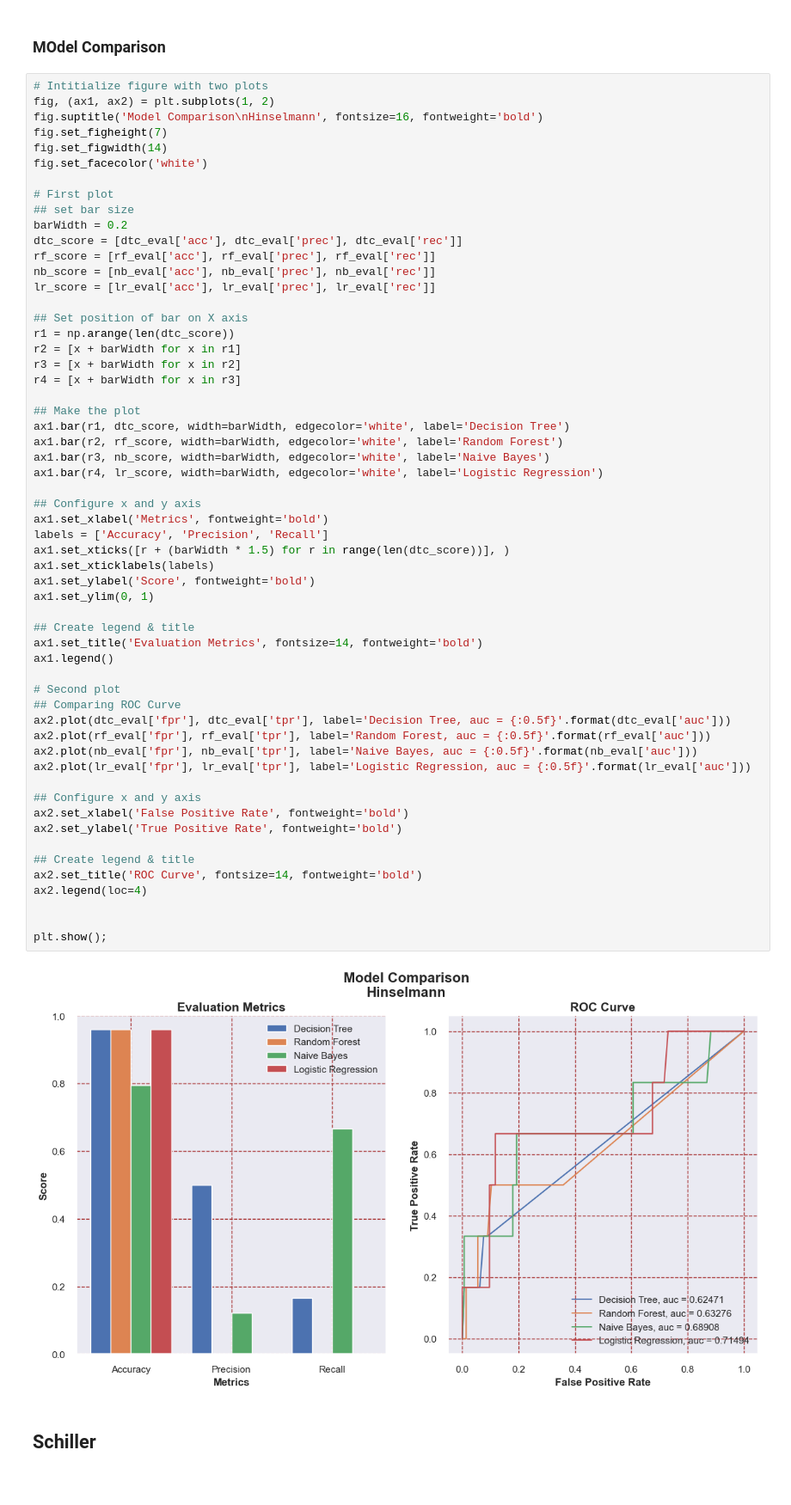
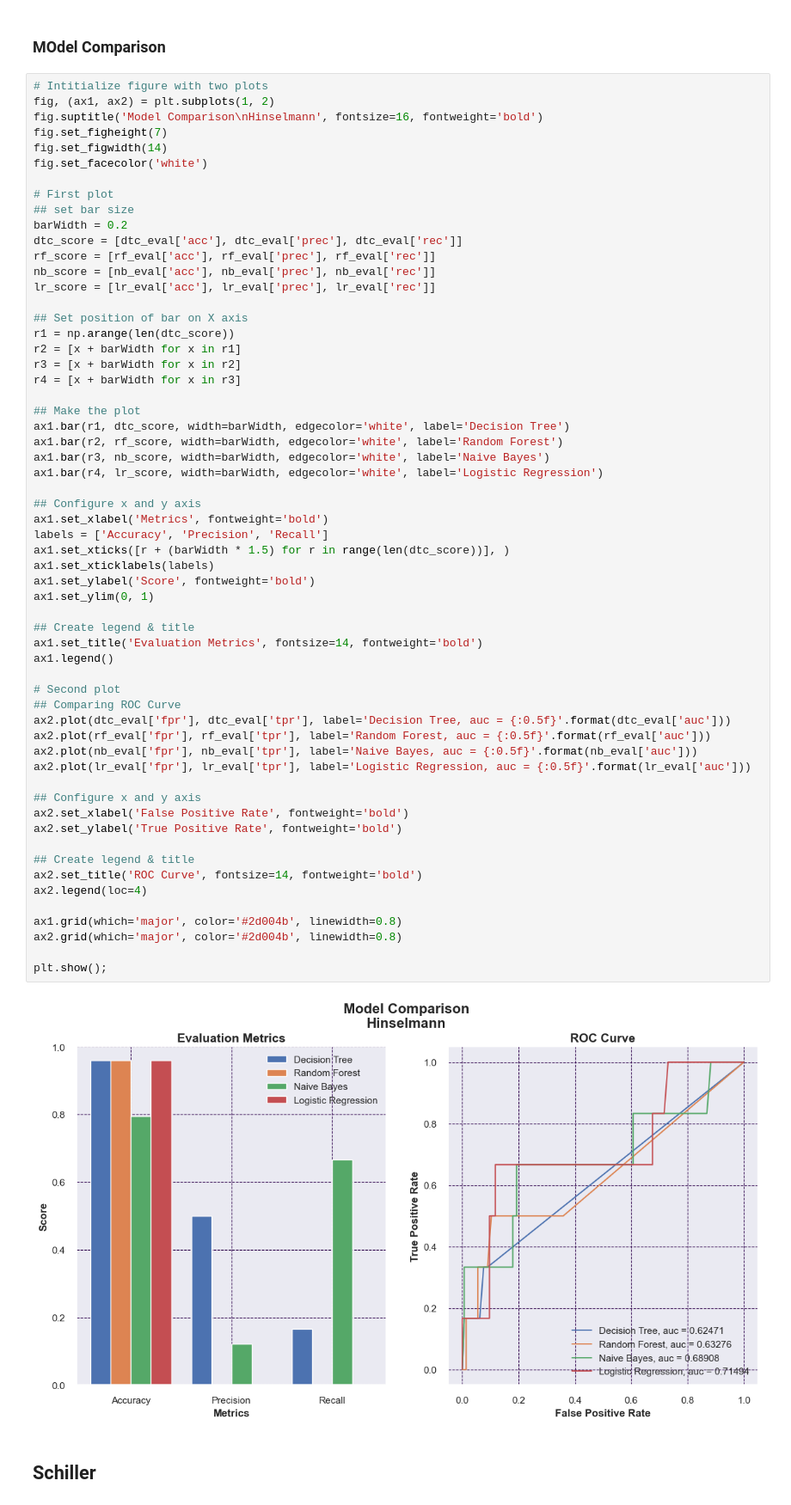
Before and after one commit to sankhadeepriju/Cervical-Cancer-Risk-Factors, a Jupyter notebook: cervical_cancer♥.ipynb, the cells around one changed output. Shown at 86% size. Saved outputs shown, nothing was run; the diff lists cells and outputs as text.

```diff
--- a/cervical_cancer♥.ipynb
+++ b/cervical_cancer♥.ipynb
@@ -1094,34 +1094,36 @@ ax1.bar(r4, lr_score, width=barWidth, edgecolor='white', label='Logistic Regress
 ## Configure x and y axis
 ax1.set_xlabel('Metrics', fontweight='bold')
 labels = ['Accuracy', 'Precision', 'Recall']
 ax1.set_xticks([r + (barWidth * 1.5) for r in range(len(dtc_score))], )
 ax1.set_xticklabels(labels)
 ax1.set_ylabel('Score', fontweight='bold')
 ax1.set_ylim(0, 1)
 
 ## Create legend & title
 ax1.set_title('Evaluation Metrics', fontsize=14, fontweight='bold')
 ax1.legend()
 
 # Second plot
 ## Comparing ROC Curve
 ax2.plot(dtc_eval['fpr'], dtc_eval['tpr'], label='Decision Tree, auc = {:0.5f}'.format(dtc_eval['auc']))
 ax2.plot(rf_eval['fpr'], rf_eval['tpr'], label='Random Forest, auc = {:0.5f}'.format(rf_eval['auc']))
 ax2.plot(nb_eval['fpr'], nb_eval['tpr'], label='Naive Bayes, auc = {:0.5f}'.format(nb_eval['auc']))
 ax2.plot(lr_eval['fpr'], lr_eval['tpr'], label='Logistic Regression, auc = {:0.5f}'.format(lr_eval['auc']))
 
 ## Configure x and y axis
 ax2.set_xlabel('False Positive Rate', fontweight='bold')
 ax2.set_ylabel('True Positive Rate', fontweight='bold')
 
 ## Create legend & title
 ax2.set_title('ROC Curve', fontsize=14, fontweight='bold')
 ax2.legend(loc=4)
 
+ax1.grid(which='major', color='#2d004b', linewidth=0.8)
+ax2.grid(which='major', color='#2d004b', linewidth=0.8)
 
 plt.show();
 # %% [output]
-[figure, old version]
+[figure, new version]
 # %% [markdown]
 ## Schiller
 # %% [markdown]
```
Also changed, not shown: parts of 9 cells of this notebook.
